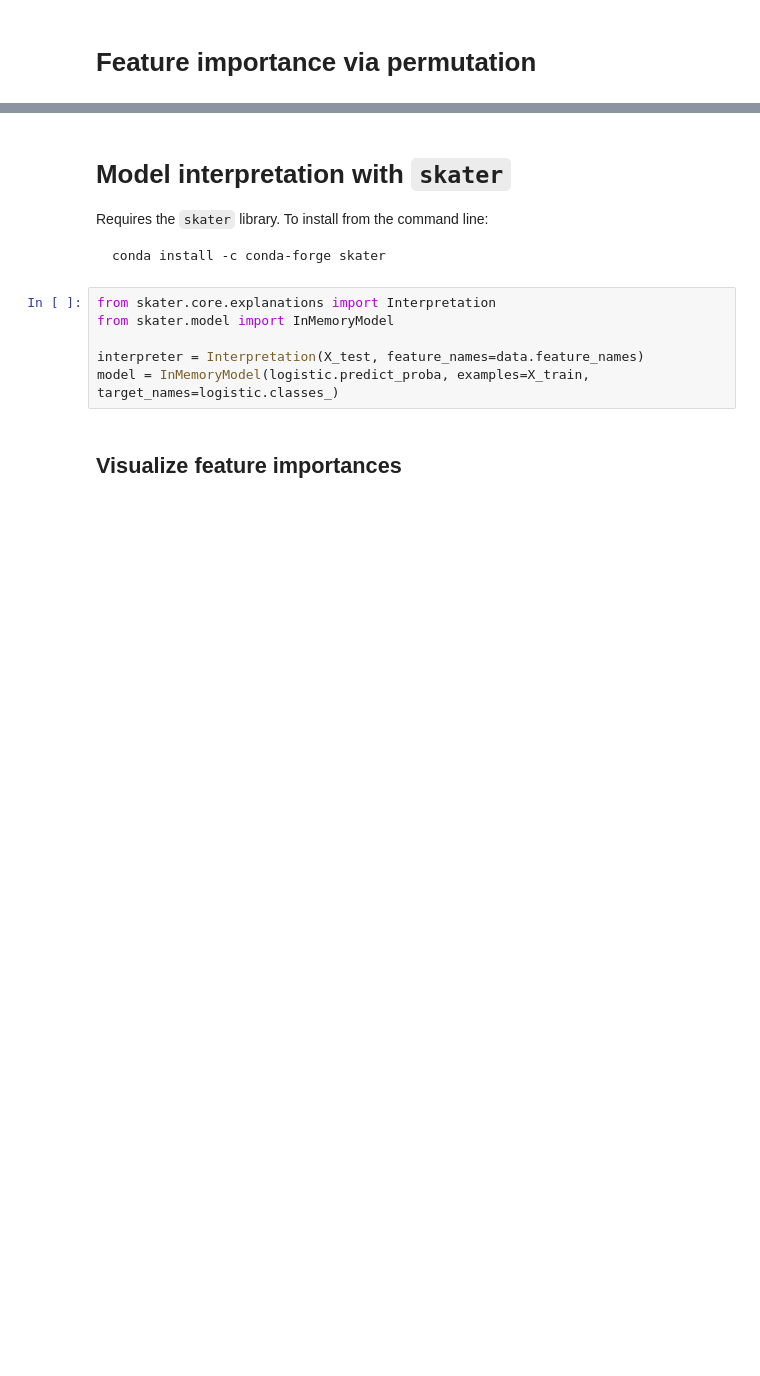
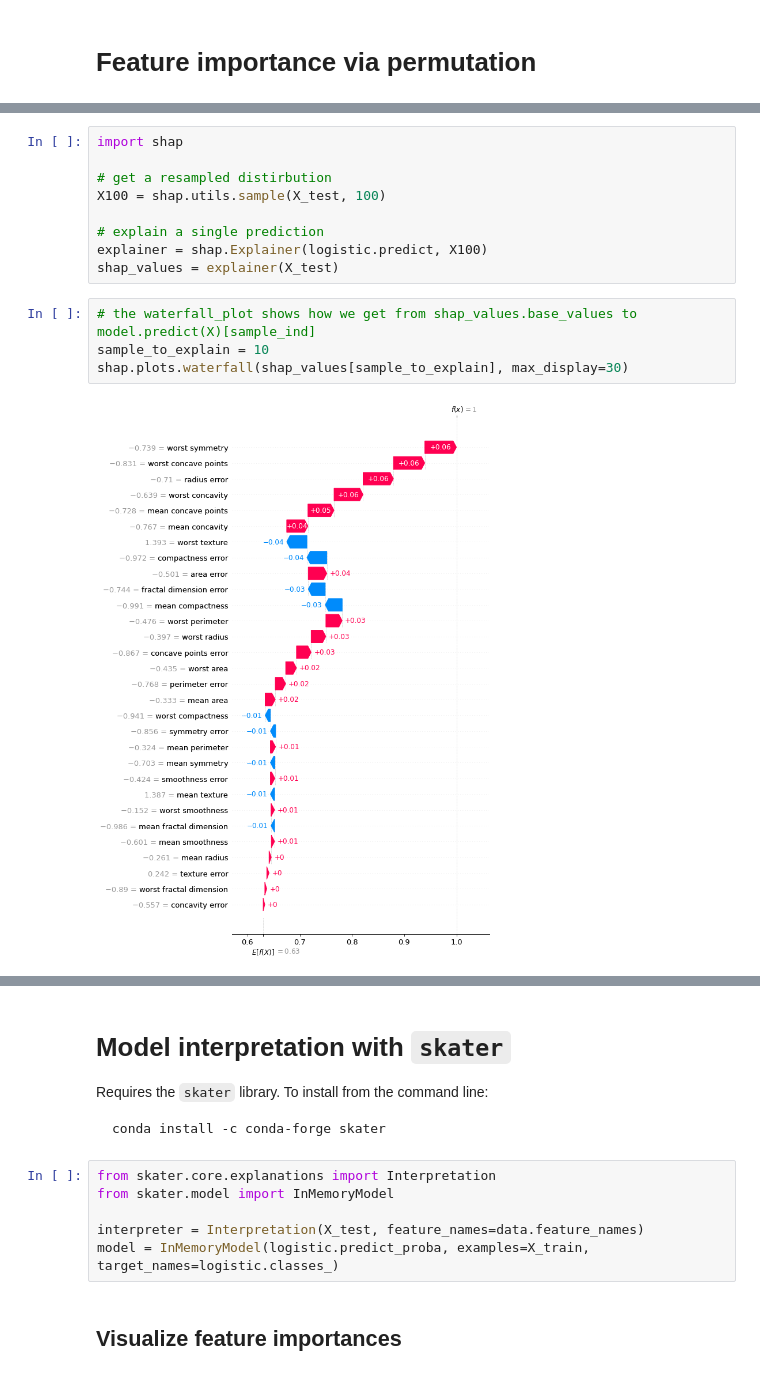
Before and after one commit to wilkens-teaching/info3350-s22, a Jupyter notebook: lectures/lec-15-explainability-example.ipynb, the cells around one changed output, grey strips where cells are left out. Saved outputs shown, nothing was run; the diff lists cells and outputs as text; blank space fills up the shorter version.

```diff
--- a/lectures/lec-15-explainability-example.ipynb
+++ b/lectures/lec-15-explainability-example.ipynb
@@ -145,0 +171,15 @@ mean concave points     0.018 +/- 0.008
+# %%
+import shap
+
+# get a resampled distirbution
+X100 = shap.utils.sample(X_test, 100)
+
+# explain a single prediction
+explainer = shap.Explainer(logistic.predict, X100)
+shap_values = explainer(X_test)
+# %%
+# the waterfall_plot shows how we get from shap_values.base_values to model.predict(X)[sample_ind]
+sample_to_explain = 10
+shap.plots.waterfall(shap_values[sample_to_explain], max_display=30)
+# %% [output]
+[figure, added]
```
Also changed, not shown: parts of 14 cells of this notebook, 1 other file.
